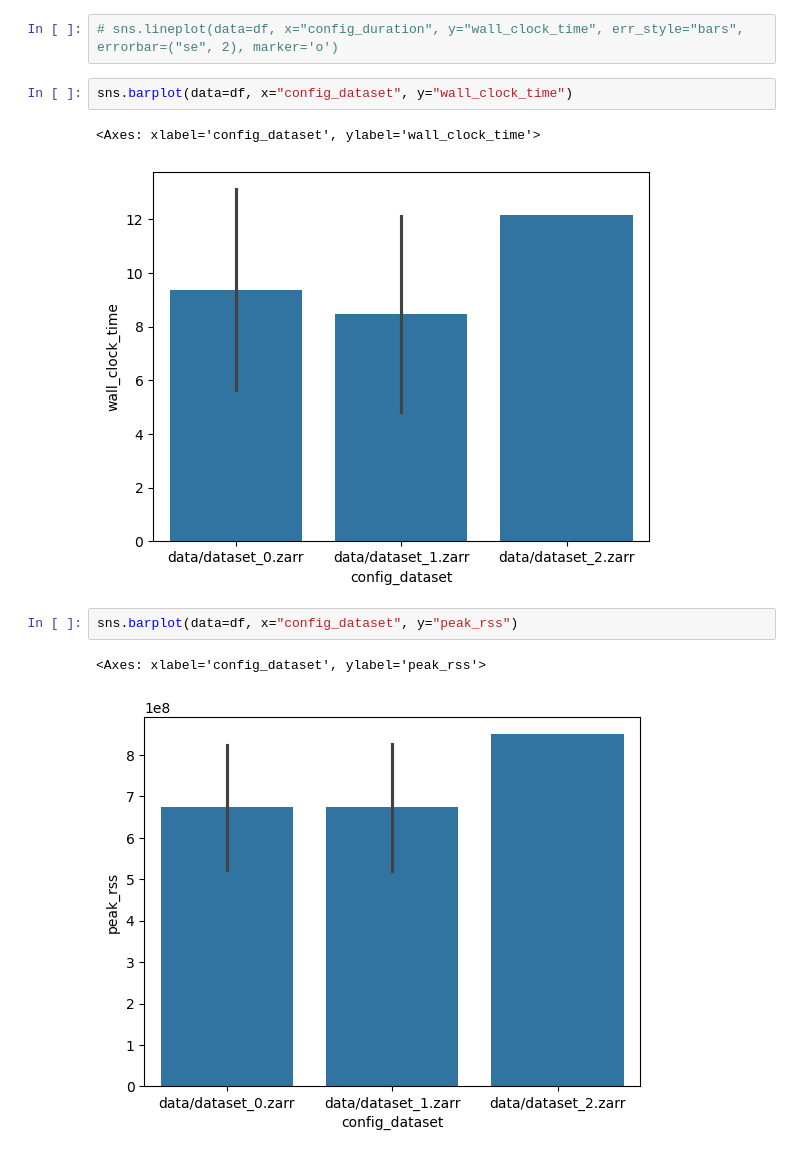
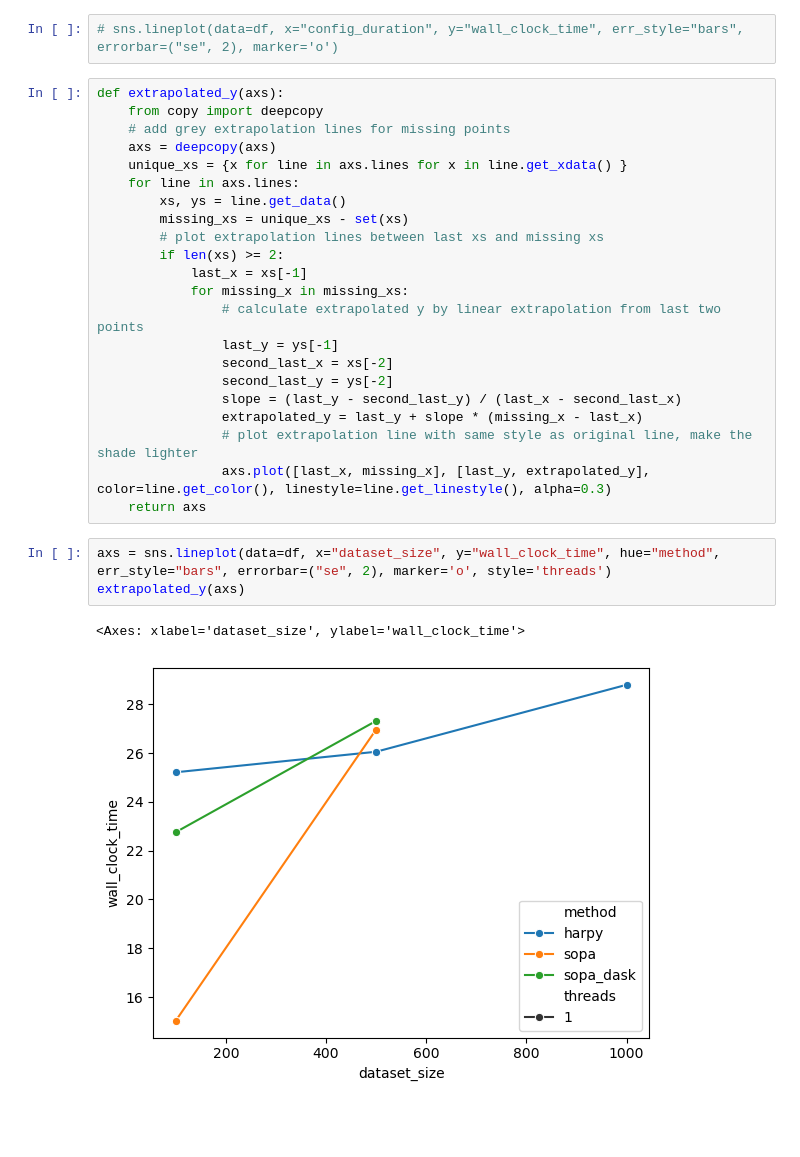
Before and after one commit to saeyslab/harpy_figures, a Jupyter notebook: figures.ipynb, the cells around one changed output. Saved outputs shown, nothing was run; the diff lists cells and outputs as text; blank space fills up the shorter version.

```diff
--- a/figures.ipynb
+++ b/figures.ipynb
@@ -15,13 +18,31 @@ df
 ## Wall clock time
 # %%
 # sns.lineplot(data=df, x="config_duration", y="wall_clock_time", err_style="bars", errorbar=("se", 2), marker='o')
-# %%
-sns.barplot(data=df, x="config_dataset", y="wall_clock_time")
-# %% [output]
-<Axes: xlabel='config_dataset', ylabel='wall_clock_time'>
-[figure, removed]
-# %%
-sns.barplot(data=df, x="config_dataset", y="peak_rss")
-# %% [output]
-<Axes: xlabel='config_dataset', ylabel='peak_rss'>
-[figure, removed]
+# %%
+def extrapolated_y(axs):
+    from copy import deepcopy
+    # add grey extrapolation lines for missing points
+    axs = deepcopy(axs)
+    unique_xs = {x for line in axs.lines for x in line.get_xdata() }
+    for line in axs.lines:
+        xs, ys = line.get_data()
+        missing_xs = unique_xs - set(xs)
+        # plot extrapolation lines between last xs and missing xs
+        if len(xs) >= 2:
+            last_x = xs[-1]
+            for missing_x in missing_xs:
+                # calculate extrapolated y by linear extrapolation from last two points
+                last_y = ys[-1]
+                second_last_x = xs[-2]
+                second_last_y = ys[-2]
+                slope = (last_y - second_last_y) / (last_x - second_last_x)
+                extrapolated_y = last_y + slope * (missing_x - last_x)
+                # plot extrapolation line with same style as original line, make the shade lighter
+                axs.plot([last_x, missing_x], [last_y, extrapolated_y], color=line.get_color(), linestyle=line.get_linestyle(), alpha=0.3)
+    return axs
+# %%
+axs = sns.lineplot(data=df, x="dataset_size", y="wall_clock_time", hue="method", err_style="bars", errorbar=("se", 2), marker='o', style='threads')
+extrapolated_y(axs)
+# %% [output]
+<Axes: xlabel='dataset_size', ylabel='wall_clock_time'>
+[figure, added]
```
Also changed, not shown: parts of 4 cells of this notebook, 8 other files.
